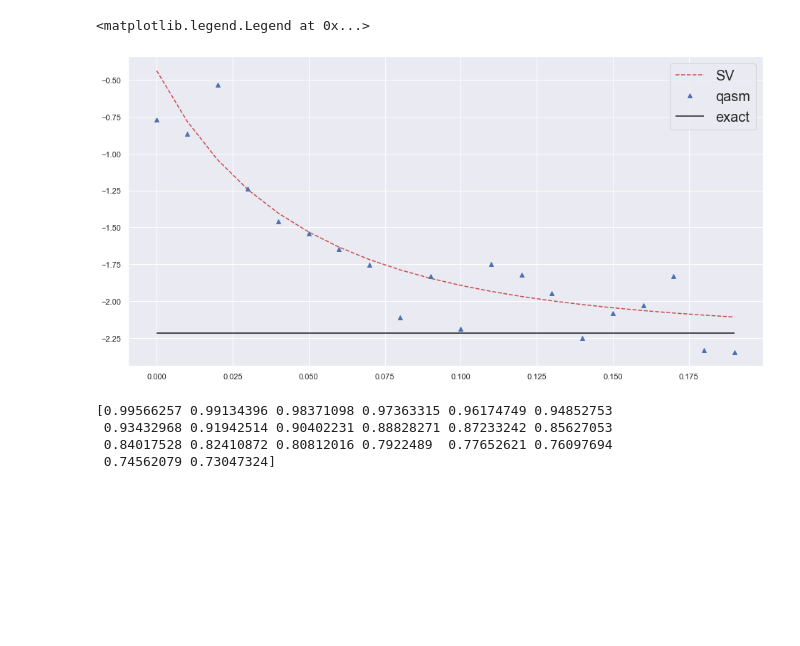
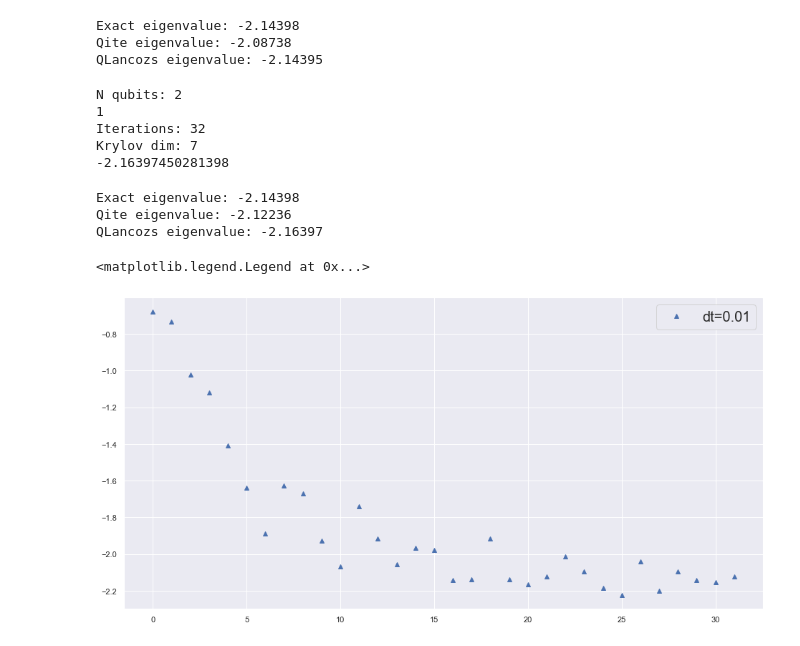
Before and after one commit to aemccoy/GrayCode-QubitEncoding, a Jupyter notebook: notebooks/deuteron-QLanczos.ipynb, the cells around one changed output. Drawn from its saved outputs; the diff is of its cells as text; code cells hidden in the pictures; blank space fills up the shorter version.

```diff
--- a/notebooks/deuteron-QLanczos.ipynb
+++ b/notebooks/deuteron-QLanczos.ipynb
@@ -125,33 +238,55 @@ qasm_energies,Ccoefs_qasm=run_qite_experiment(H_qubit,num_iterations,delta_time,
+# %%
+num_iterations=20
+Qite_energies,_=run_qite_experiment(H_qubit,num_iterations,delta_time,backend,initialization,A_threshold=1e-10,cstep=1)
+print(f"Exact eigenvalue: {exact_eigenvalue[0]:0.6}")
+print(f"Qite eigenvalue: {Qite_energies[-1]:0.6}")
+print(f"QLancozs eigenvalue: {QL_energy:0.6}")
+# %% [output]
+Exact eigenvalue: -2.14398
+Qite eigenvalue: -2.08738
+QLancozs eigenvalue: -2.14395
+# %%
+Nmax=6
+H = hamiltonian_matrix(Nmax,hw=7.0,J=1,interaction_filename="toy_hamiltonian")
+exact_eigenvalue,_=eigh(H)
+
+H_qubit = GrayCodeHamiltonian(H)
+n_qubits=H_qubit.N_qubits
+print(f"N qubits: {n_qubits}")
+
+initialization="zeros"
+backend = 'qasm_simulator'
+
+# krylov_dim=8
+# kthreshold=.998
+
+krylov_dim=7
+kthreshold=.998
+
+max_itr=100
+delta_time=0.01
+QL_energy=run_qlanczos_experiment(H_qubit,krylov_dim,delta_time,backend,initialization,max_iterations=max_itr,krylov_threshold=kthreshold,A_threshold=1e-2,cstep=1)
+print(QL_energy)
+# %% [output]
+N qubits: 2
+1
+Iterations: 32
+Krylov dim: 7
+-2.16397450281398
+# %%
+num_iterations=32
+Qite_energies,_=run_qite_experiment(H_qubit,num_iterations,delta_time,backend,initialization,A_threshold=1e-2,cstep=1)
+print(f"Exact eigenvalue: {exact_eigenvalue[0]:0.6}")
+print(f"Qite eigenvalue: {Qite_energies[-1]:0.6}")
+print(f"QLancozs eigenvalue: {QL_energy:0.6}")
+# %% [output]
+Exact eigenvalue: -2.14398
+Qite eigenvalue: -2.12236
+QLancozs eigenvalue: -2.16397
 # %%
-time=[delta_time*t for t in range(num_iterations)]
-plt.plot(time,sv_energies,'r--',label="SV")
-plt.plot(time,qasm_energies,'b^',label="qasm")
-plt.hlines(exact_eigenvalue[0], time[0], time[-1], colors='k', linestyles='solid', label='exact',)
+time=[t for t in range(num_iterations)]
+plt.plot(time,Qite_energies,'b^',label="dt=0.01")
 plt.legend(prop={'size': 20})
 # %% [output]
 <matplotlib.legend.Legend at 0x...>
-[figure, old version]
+[figure, new version]
-# %%
-def normalization_coefficient(ncoefs,Ccoefs,r):
-    nr=ncoefs[r-1]
-    Cr=Ccoefs[r-1]
-    return nr/np.sqrt(Cr)
-
-def normalization_coefficients(Ccoef):
-    ncoefs=np.zeros(len(Ccoef))
-    ncoefs[0]=1/np.sqrt(Ccoef[0])
-    for r in range(1,len(Ccoef)):
-
-#         Cr=Ccoef[r-1]
-#         nr=ncoefs[r-1]
-        ncoefs[r]=normalization_coefficient(ncoefs,Ccoef,r)
-
-    return ncoefs
-
-ncoefs=normalization_coefficients(Ccoefs_sv)
-print(ncoefs)
-# %% [output]
-[0.99566257 0.99134396 0.98371098 0.97363315 0.96174749 0.94852753
- 0.93432968 0.91942514 0.90402231 0.88828271 0.87233242 0.85627053
- 0.84017528 0.82410872 0.80812016 0.7922489  0.77652621 0.76097694
- 0.74562079 0.73047324]
```
Also changed, not shown: parts of 15 cells of this notebook, 4 other files.
